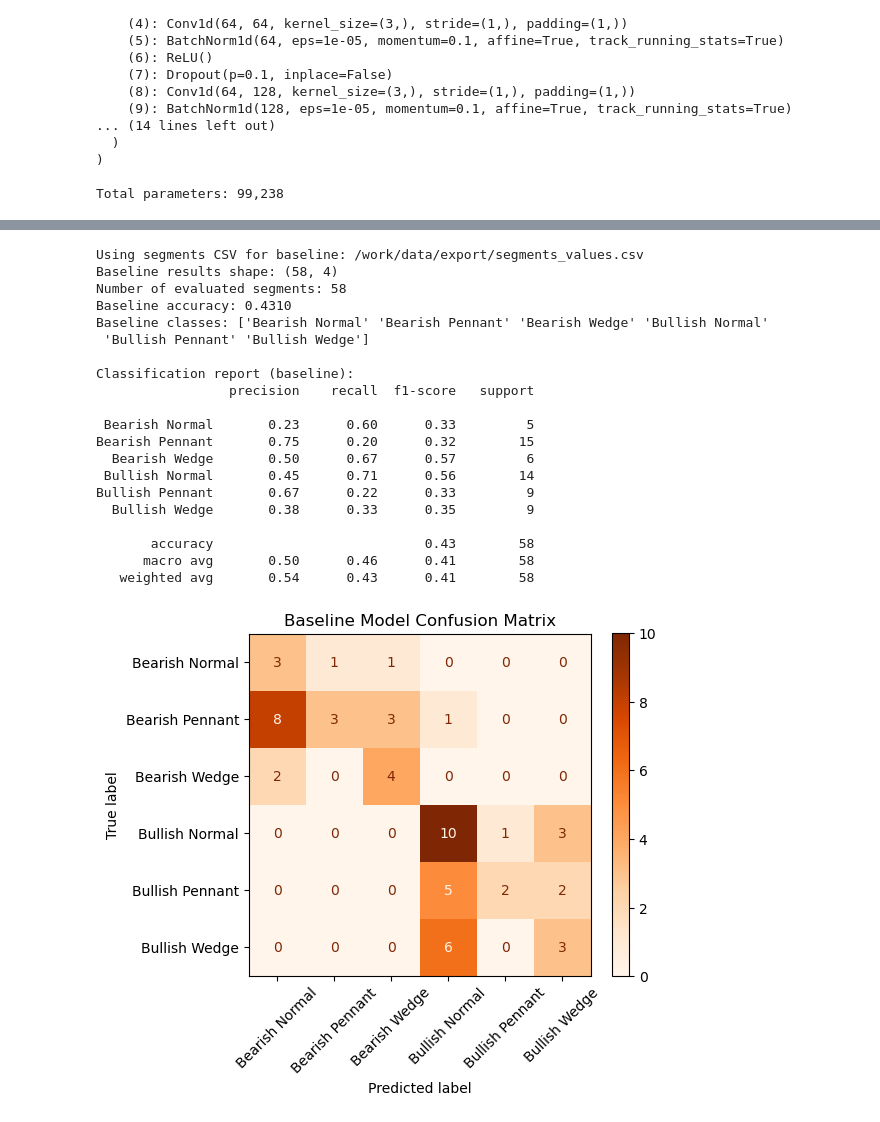
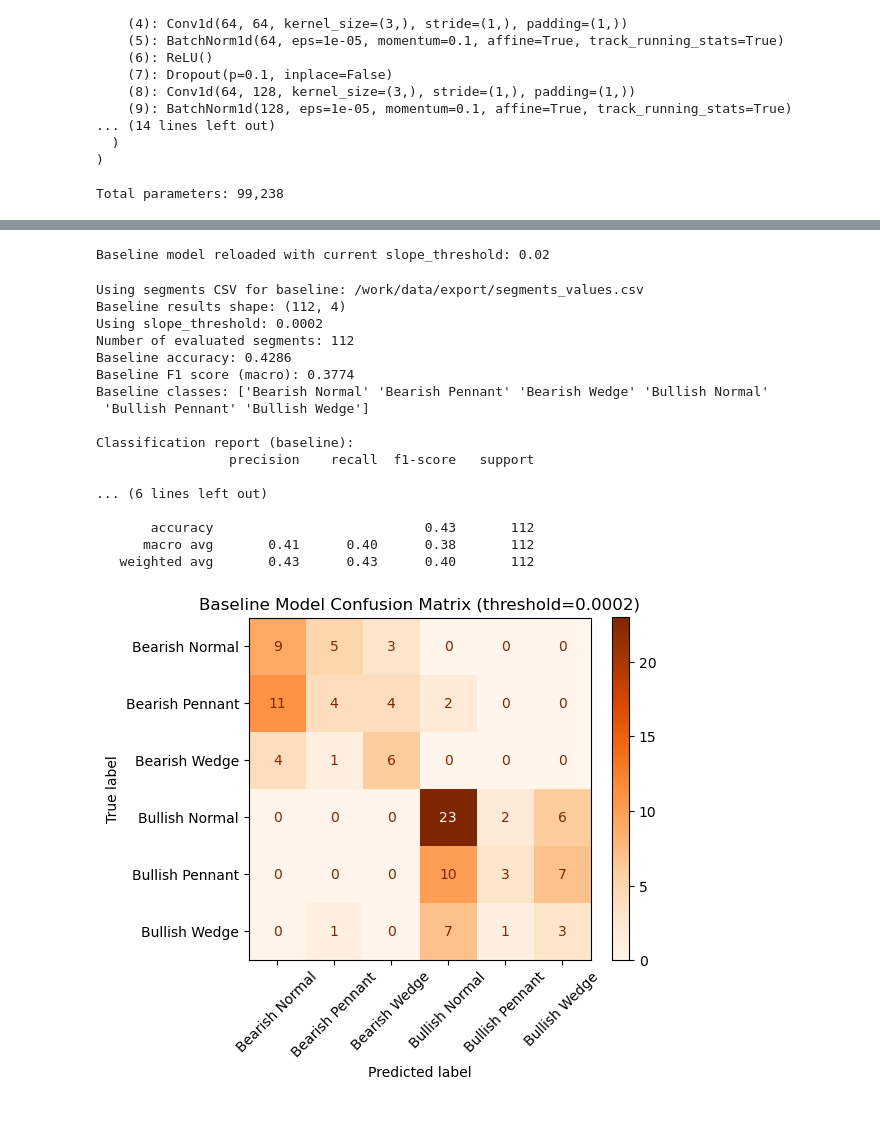
Before and after one commit to matesze41/vitmma19-pw, a Jupyter notebook: notebook/04-train.ipynb, the cells around one changed output, grey strips where cells are left out. Drawn from its saved outputs; the diff is of its cells as text; code cells hidden in the pictures.

Commit message:
baseline tuned

```diff
--- a/notebook/04-train.ipynb
+++ b/notebook/04-train.ipynb
@@ -345,3 +430,17 @@ Bullish Pennant       0.00      0.00      0.00         2
+# %%
+# Reload the baseline_model module to pick up any changes
+import importlib
+import sys
+
+# Remove cached module if it exists
+if 'baseline_model' in sys.modules:
+    del sys.modules['baseline_model']
+
+# Re-import
+import baseline_model
+print("Baseline model reloaded with current slope_threshold:", baseline_model.BaselineModel().slope_threshold)
+# %% [output]
+Baseline model reloaded with current slope_threshold: 0.02
 # %%
 # Evaluate baseline model on the combined segments CSV and plot confusion matrix
 import os
@@ -351,9 +450,13 @@ from baseline_model import predict_from_segments_csv, evaluate_on_segments_csv
 segments_csv_path = os.path.abspath("../data/export/segments_values.csv")
 print("Using segments CSV for baseline:", segments_csv_path)
 
+# Custom slope threshold for baseline model
+BASELINE_SLOPE_THRESHOLD = 0.0002
+
 # Run baseline model on all segments; this returns a DataFrame
-baseline_results = predict_from_segments_csv(segments_csv_path)
+baseline_results = predict_from_segments_csv(segments_csv_path, slope_threshold=BASELINE_SLOPE_THRESHOLD)
 print("Baseline results shape:", baseline_results.shape)
+print(f"Using slope_threshold: {BASELINE_SLOPE_THRESHOLD}")
 
 # Keep only rows with ground-truth labels
 mask = baseline_results["gold_label"].notna()
@@ -362,51 +465,51 @@ baseline_preds = baseline_results.loc[mask, "predicted_label"].values
 
 print("Number of evaluated segments:", baseline_labels.shape[0])
 
-# Print accuracy and classification report
-from sklearn.metrics import accuracy_score, classification_report, confusion_matrix, ConfusionMatrixDisplay
-print(f"Baseline accuracy: {accuracy_score(baseline_labels, baseline_preds):.4f}")
+# Print accuracy, F1 score, and classification report
+from sklearn.metrics import accuracy_score, f1_score, classification_report, confusion_matrix, ConfusionMatrixDisplay
+baseline_acc = accuracy_score(baseline_labels, baseline_preds)
+baseline_f1 = f1_score(baseline_labels, baseline_preds, average='macro')
+print(f"Baseline accuracy: {baseline_acc:.4f}")
+print(f"Baseline F1 score (macro): {baseline_f1:.4f}")
 
 # Use label set from the baseline outputs
 import numpy as np
 baseline_label_values = np.sort(pd.unique(baseline_labels))
 print("Baseline classes:", baseline_label_values)
 
 print("\nClassification report (baseline):")
 print(classification_report(baseline_labels, baseline_preds,
                             labels=baseline_label_values,
                             target_names=[str(lbl) for lbl in baseline_label_values]))
 
 # Plot confusion matrix for baseline model
 import matplotlib.pyplot as plt
 cm_baseline = confusion_matrix(baseline_labels, baseline_preds, labels=baseline_label_values)
 disp_baseline = ConfusionMatrixDisplay(confusion_matrix=cm_baseline, display_labels=baseline_label_values)
 fig, ax = plt.subplots(figsize=(6, 5))
 disp_baseline.plot(ax=ax, cmap="Oranges", xticks_rotation=45)
-ax.set_title("Baseline Model Confusion Matrix")
+ax.set_title(f"Baseline Model Confusion Matrix (threshold={BASELINE_SLOPE_THRESHOLD})")
 plt.tight_layout()
 plt.show()
 # %% [output]
 Using segments CSV for baseline: /work/data/export/segments_values.csv
-Baseline results shape: (58, 4)
-Number of evaluated segments: 58
-Baseline accuracy: 0.4310
+Baseline results shape: (112, 4)
+Using slope_threshold: 0.0002
+Number of evaluated segments: 112
+Baseline accuracy: 0.4286
+Baseline F1 score (macro): 0.3774
 Baseline classes: ['Bearish Normal' 'Bearish Pennant' 'Bearish Wedge' 'Bullish Normal'
  'Bullish Pennant' 'Bullish Wedge']
 
 Classification report (baseline):
                  precision    recall  f1-score   support
 
- Bearish Normal       0.23      0.60      0.33         5
-Bearish Pennant       0.75      0.20      0.32        15
-  Bearish Wedge       0.50      0.67      0.57         6
- Bullish Normal       0.45      0.71      0.56        14
-Bullish Pennant       0.67      0.22      0.33         9
-  Bullish Wedge       0.38      0.33      0.35         9
+... (6 lines left out)
 
-       accuracy                           0.43        58
-      macro avg       0.50      0.46      0.41        58
-   weighted avg       0.54      0.43      0.41        58
+       accuracy                           0.43       112
+      macro avg       0.41      0.40      0.38       112
+   weighted avg       0.43      0.43      0.40       112
-[figure, old version]
+[figure, new version]
 # %%
 # Compare confusion matrices of CNN model vs baseline on all segments
 import numpy as np
```
Also changed, not shown: parts of 7 cells of this notebook, 2 other files.
